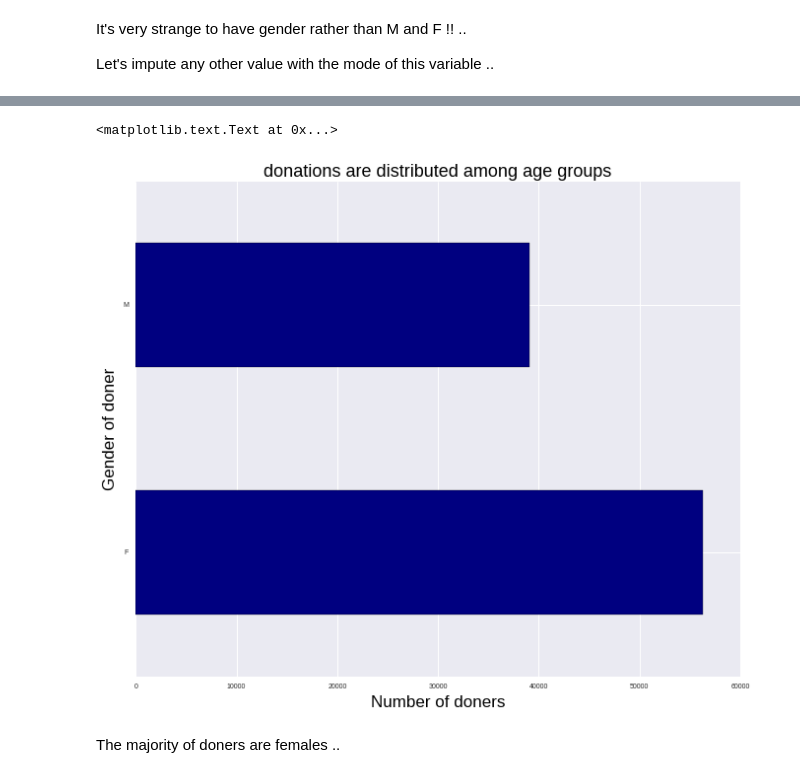
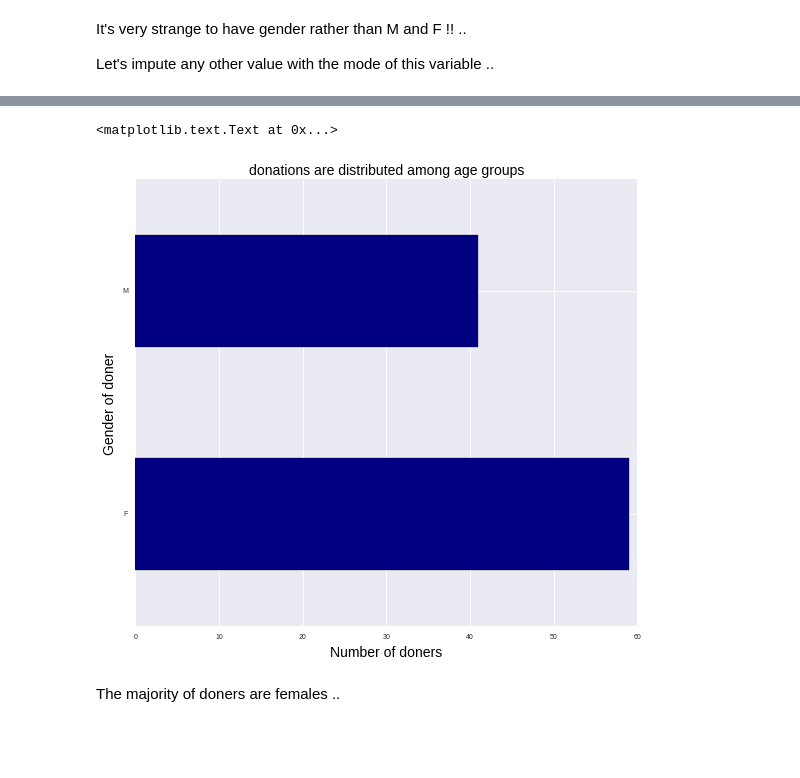
Before and after one commit to EAboelhamd/Myown_DeepLearning_Practice, a Jupyter notebook: PhD/DQN_rewards_KDD.ipynb, the cells around one changed output, grey strips where cells are left out. Cells and saved outputs as stored; diff of their text form; code cells hidden in the pictures; blank space fills up the shorter version.

```diff
--- a/PhD/DQN_rewards_KDD.ipynb
+++ b/PhD/DQN_rewards_KDD.ipynb
@@ -61,3 +56,29 @@ with open('mailingData_train.txt') as f:
+# %%
+list_of_lists = []
+
+# with open('mailingData_train.txt') as f:
+#     for line in f:
+#         inner_list = [line.strip() for line in line.split(',')]
+#         list_of_lists.append(inner_list)
+#     df = pd.DataFrame(list_of_lists)[0:100]
+
+## works correctly but takes too much running time ..
+with open('mailingData_train.txt', 'r') as f:# open the file for reading
+    df = []
+    for row_num, line in enumerate(f):
+        # Remove the new line at the end and then split the string based on
+        # tabs. This creates a python list of the values.
+        values = line.strip().split(',')
+        if row_num == 0: # first line is the header
+             header = values
+        else:
+            df.append([v for v in values])
+
+    df = pd.DataFrame(df)
+    df.columns = header
+    df.drop(df.index[0], inplace=True)
+# %%
+df = df[0:100] ## to save time .. I gonna work on only 100 records ..
 # %%
 df.head()
 # %% [output]
@@ -75,5 +95,0 @@ df.head()
-# %%
-names = df.iloc[0, :]
-df.columns = names
-df.drop(df.index[0], inplace=True)
-df.head()
@@ -315,13 +303,13 @@ array(['F', 'M'], dtype=object)
 # %%
 ## how donations are distributed per gender
 
-df['GENDER'].value_counts().plot(kind='barh', stacked=True, fontsize=7, figsize=[11,9], colormap='gist_ncar')
-plt.title('donations are distributed among age groups', fontsize=18, color='black')
-plt.xlabel('Number of doners', fontsize=17, color='black')
-plt.ylabel('Gender of doner', fontsize=17, color='black')
+df['GENDER'].value_counts().plot(kind='barh', stacked=True, fontsize=7, figsize=[9,8], colormap='gist_ncar')
+plt.title('donations are distributed among age groups', fontsize=14, color='black')
+plt.xlabel('Number of doners', fontsize=14, color='black')
+plt.ylabel('Gender of doner', fontsize=14, color='black')
 # %% [output]
 <matplotlib.text.Text at 0x...>
-[figure, old version]
+[figure, new version]
 # %% [markdown]
 The majority of doners are females ..
 # %% [markdown]
```
Also changed, not shown: parts of 68 cells of this notebook.
